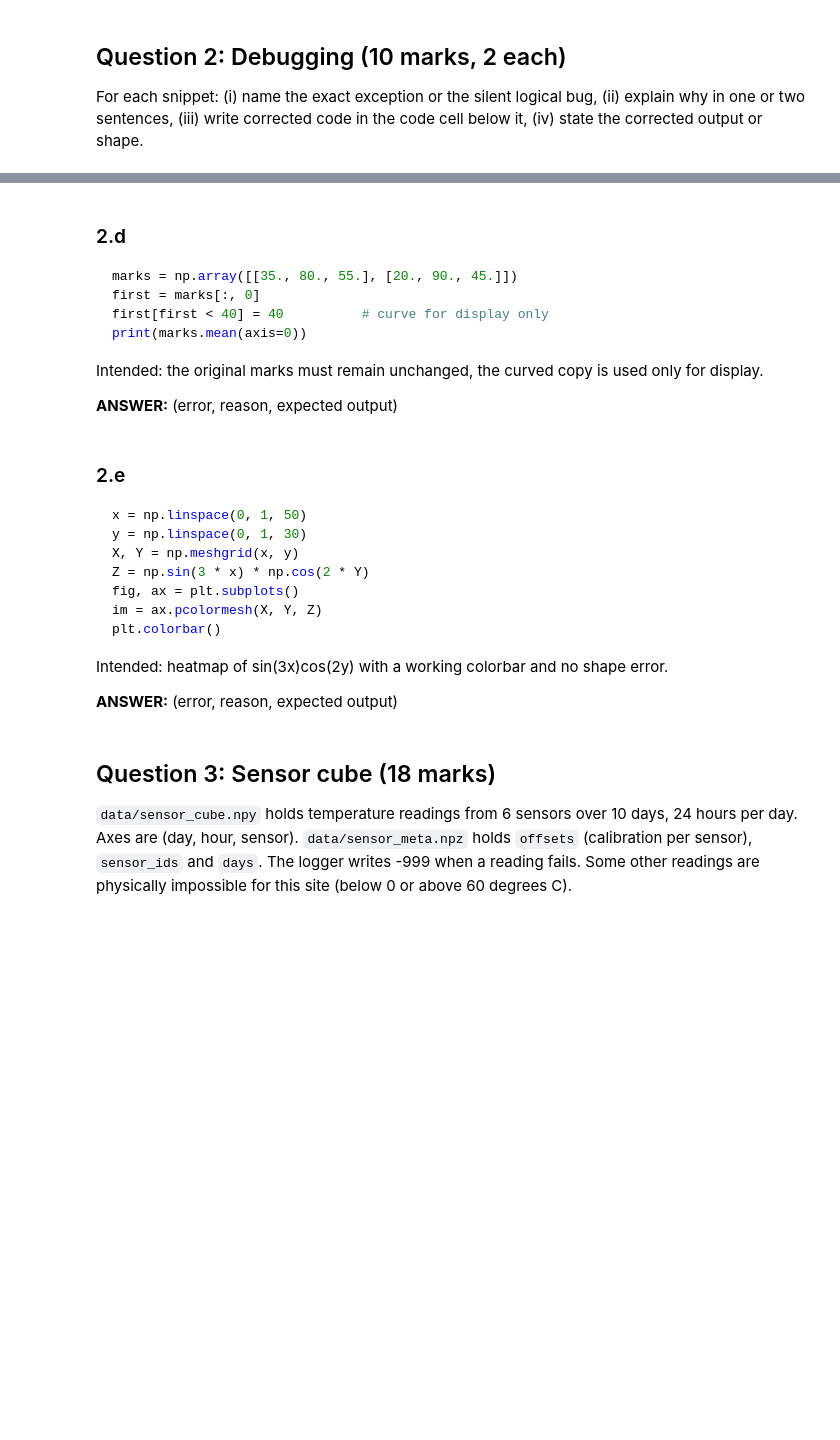
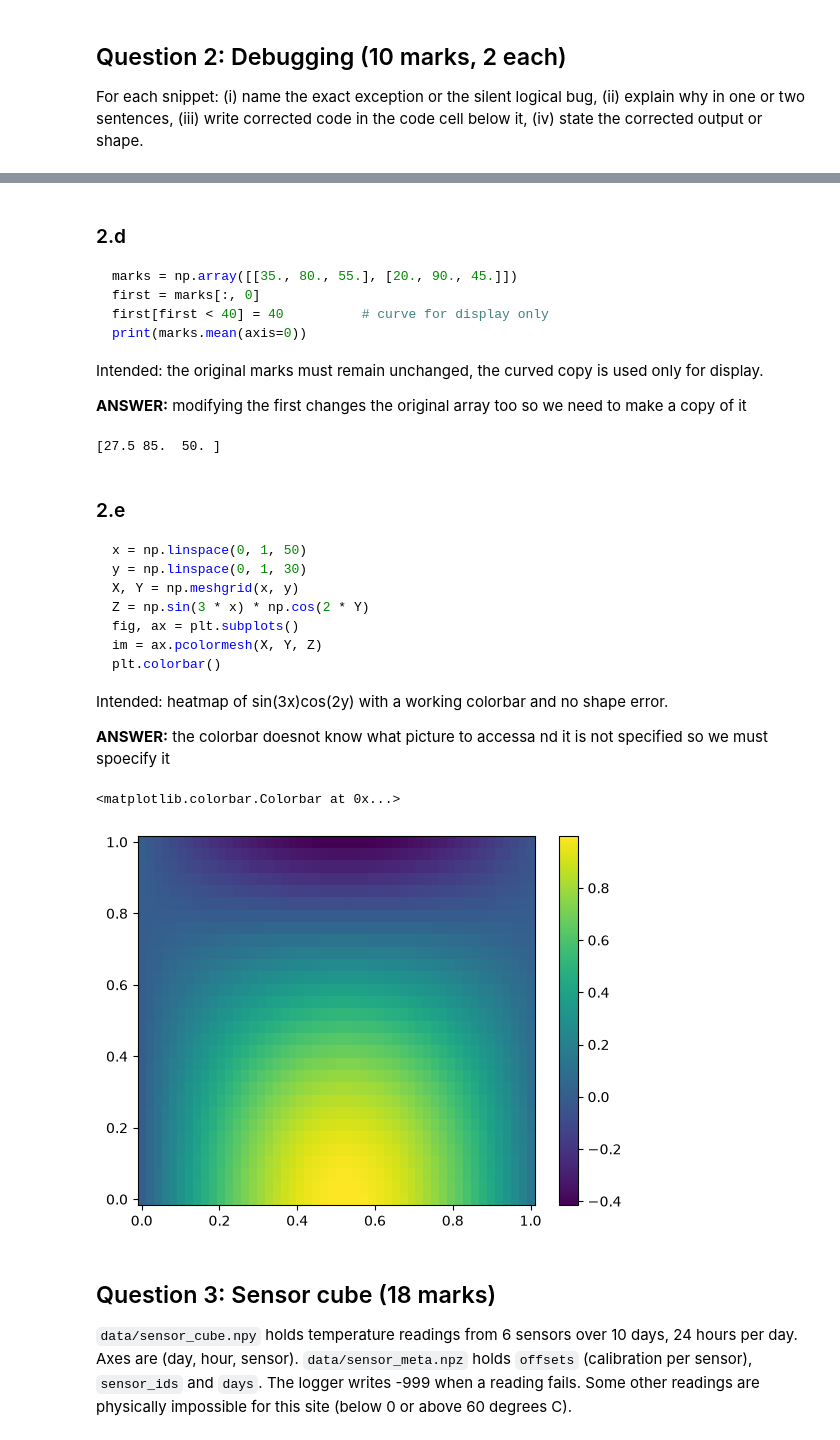
Before and after one commit to rafayaasimm/PAI-AS3-25F-0073, a Jupyter notebook: Assignment3_Programming_for_AI.ipynb, the cells around one changed output, grey strips where cells are left out. Cells and saved outputs as stored; diff of their text form; code cells hidden in the pictures; blank space fills up the shorter version.

````diff
--- a/Assignment3_Programming_for_AI.ipynb
+++ b/Assignment3_Programming_for_AI.ipynb
@@ -155,4 +177,4 @@ print(marks.mean(axis=0))
 ```
 Intended: the original marks must remain unchanged, the curved copy is used only for display.
 
-**ANSWER:** (error, reason, expected output)
+**ANSWER:** modifying the first changes the original array too so we need to make a copy of it
@@ -161,3 +181,11 @@ Intended: the original marks must remain unchanged, the curved copy is used only
+# %%
+# YOUR CODE HERE (corrected version)
+marks = np.array([[35., 80., 55.], [20., 90., 45.]])
+first = marks[:, 0].copy()
+first[first < 40] = 40          # curve for display only
+print(marks.mean(axis=0))
+# %% [output]
+[27.5 85.  50. ]
 # %% [markdown]
 ### 2.e
 ```python
@@ -171,4 +199,4 @@ plt.colorbar()
 ```
 Intended: heatmap of sin(3x)cos(2y) with a working colorbar and no shape error.
 
-**ANSWER:** (error, reason, expected output)
+**ANSWER:** the colorbar doesnot know what picture to accessa nd it is not specified so we must spoecify it
@@ -177,3 +203,15 @@ Intended: heatmap of sin(3x)cos(2y) with a working colorbar and no shape error.
+# %%
+# YOUR CODE HERE (corrected version)
+x = np.linspace(0, 1, 50)
+y = np.linspace(0, 1, 30)
+X, Y = np.meshgrid(x, y)
+Z = np.sin(3 * x) * np.cos(2 * Y)
+fig, ax = plt.subplots()
+im = ax.pcolormesh(X, Y, Z)
+plt.colorbar(im)
+# %% [output]
+<matplotlib.colorbar.Colorbar at 0x...>
+[figure, added]
 # %% [markdown]
 ## Question 3: Sensor cube (18 marks)
 `data/sensor_cube.npy` holds temperature readings from 6 sensors over 10 days, 24 hours per day. Axes are (day, hour, sensor). `data/sensor_meta.npz` holds `offsets` (calibration per sensor), `sensor_ids` and `days`. The logger writes -999 when a reading fails. Some other readings are physically impossible for this site (below 0 or above 60 degrees C).
````
Also changed, not shown: parts of 11 cells of this notebook.
